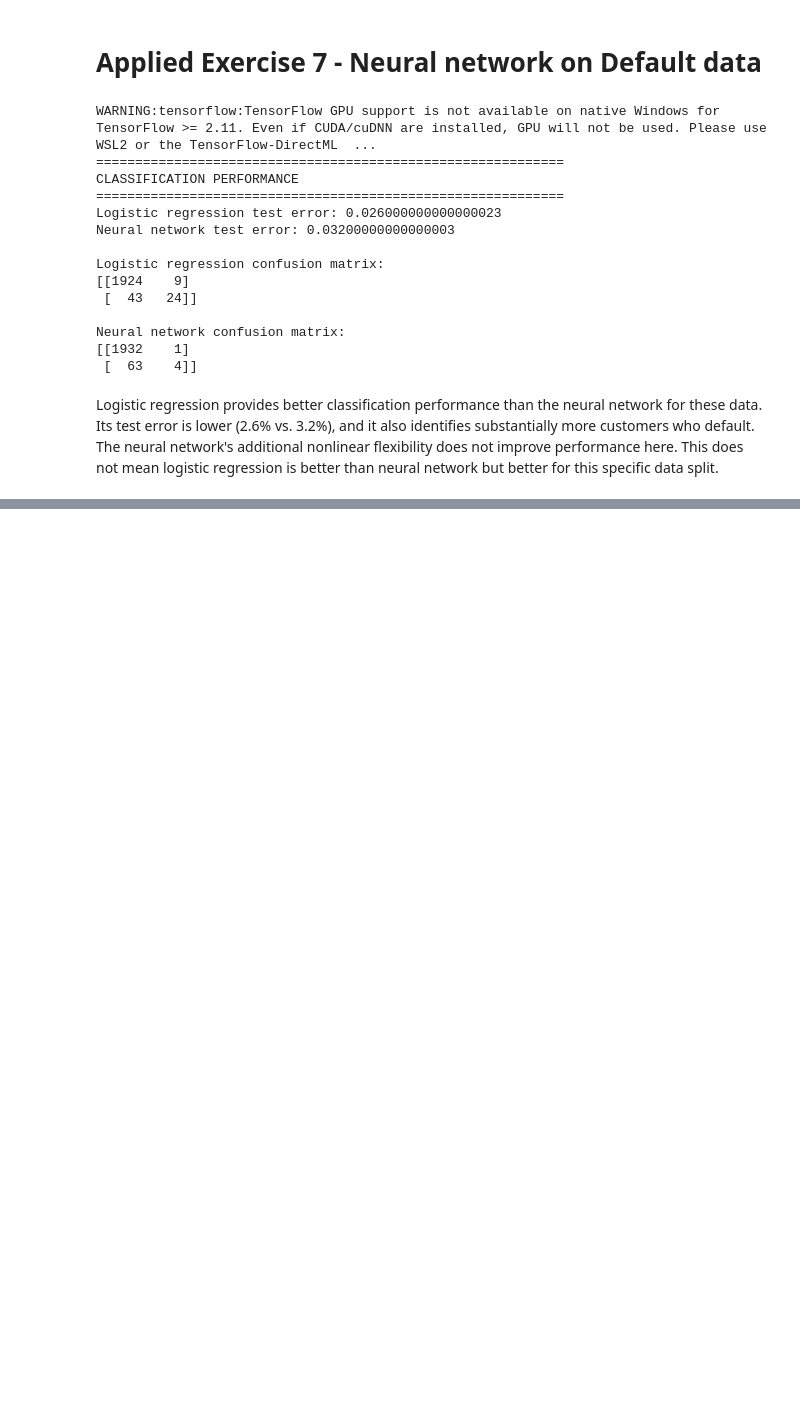
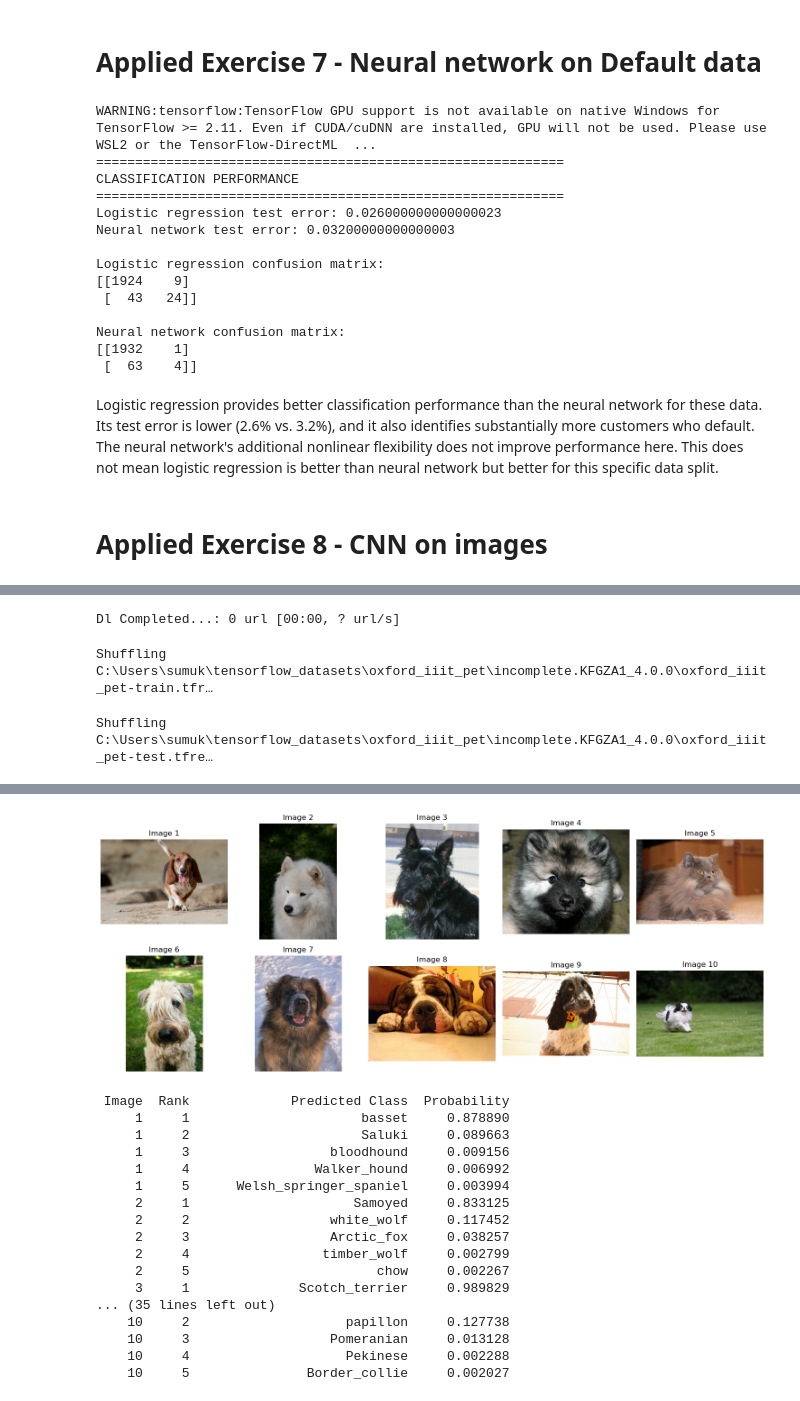
Before and after one commit to sumukha-r/isl-python-solutions, a Jupyter notebook: Chapter10-Deep-Learning/Chapter10-Deep-Learning.ipynb, the cells around one changed output, grey strips where cells are left out. Saved outputs shown, nothing was run; the diff lists cells and outputs as text; code cells hidden in the pictures; blank space fills up the shorter version.

```diff
--- a/Chapter10-Deep-Learning/Chapter10-Deep-Learning.ipynb
+++ b/Chapter10-Deep-Learning/Chapter10-Deep-Learning.ipynb
@@ -151,3 +157,38 @@ Neural network confusion matrix:
  [  63    4]]
 # %% [markdown]
 Logistic regression provides better classification performance than the neural network for these data. Its test error is lower (2.6% vs. 3.2%), and it also identifies substantially more customers who default. The neural network's additional nonlinear flexibility does not improve performance here. This does not mean logistic regression is better than neural network but better for this specific data split.
+# %% [markdown]
+# Applied Exercise 8 - CNN on images
+# %%
+# Load Oxford-IIIT Pet dataset and select 10 random images
+ds = tfds.load("oxford_iiit_pet", split="test", as_supervised=True)
+samples = list(ds.shuffle(1000, seed=1).take(10))
+
+# Pretrained ImageNet CNN
+model = ResNet50(weights="imagenet")
+
+results = []
+for i, (image, true_label) in enumerate(samples, 1):
+    image_np = image.numpy()
+    image_resized = tf.image.resize(image, (224, 224)).numpy()
+    x = preprocess_input(np.expand_dims(image_resized, axis=0))
+
+    predictions = model.predict(x, verbose=0)
+    top5 = decode_predictions(predictions, top=5)[0]
+
+    for rank, (_, label, probability) in enumerate(top5, 1):
+        results.append([i, rank, label, probability])
+
+# Display the 10 selected images
+fig, axes = plt.subplots(2, 5, figsize=(15, 6))
+for i, ((image, label), ax) in enumerate(zip(samples, axes.ravel()), 1):
+    ax.imshow(image)
+    ax.set_title(f"Image {i}")
+    ax.axis("off")
+plt.tight_layout()
+plt.show()
+
+# Top-5 predictions
+results = pd.DataFrame(results, columns=["Image", "Rank", "Predicted Class", "Probability"])
+print(results.to_string(index=False))
+# %% [output]
@@ -153,0 +197,3 @@ Logistic regression provides better classification performance than the neural n
+Dl Completed...: 0 url [00:00, ? url/s]
+Shuffling C:\Users\sumuk\tensorflow_datasets\oxford_iiit_pet\incomplete.KFGZA1_4.0.0\oxford_iiit_pet-train.tfr…
+Shuffling C:\Users\sumuk\tensorflow_datasets\oxford_iiit_pet\incomplete.KFGZA1_4.0.0\oxford_iiit_pet-test.tfre…
@@ -153,0 +208,18 @@ Logistic regression provides better classification performance than the neural n
+[figure, added]
+ Image  Rank             Predicted Class  Probability
+     1     1                      basset     0.878890
+     1     2                      Saluki     0.089663
+     1     3                  bloodhound     0.009156
+     1     4                Walker_hound     0.006992
+     1     5      Welsh_springer_spaniel     0.003994
+     2     1                     Samoyed     0.833125
+     2     2                  white_wolf     0.117452
+     2     3                  Arctic_fox     0.038257
+     2     4                 timber_wolf     0.002799
+     2     5                        chow     0.002267
+     3     1              Scotch_terrier     0.989829
+... (35 lines left out)
+    10     2                    papillon     0.127738
+    10     3                  Pomeranian     0.013128
+    10     4                    Pekinese     0.002288
+    10     5               Border_collie     0.002027
```
Also changed, not shown: parts of 2 cells of this notebook, 1 other file.
